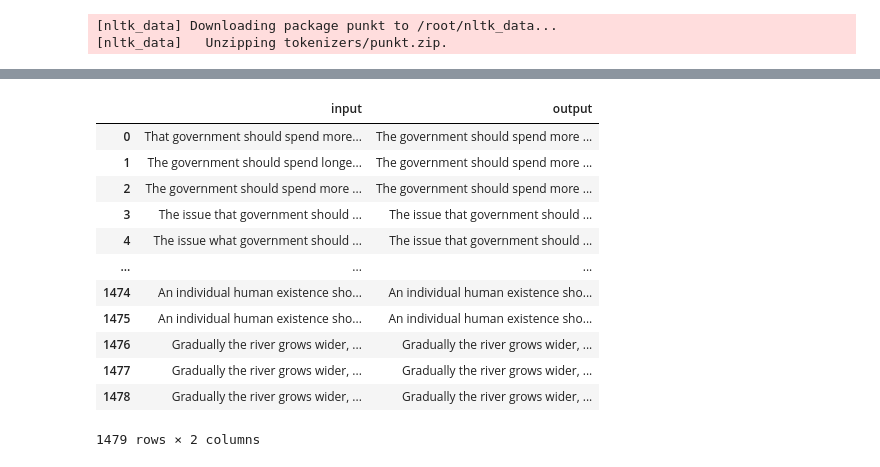
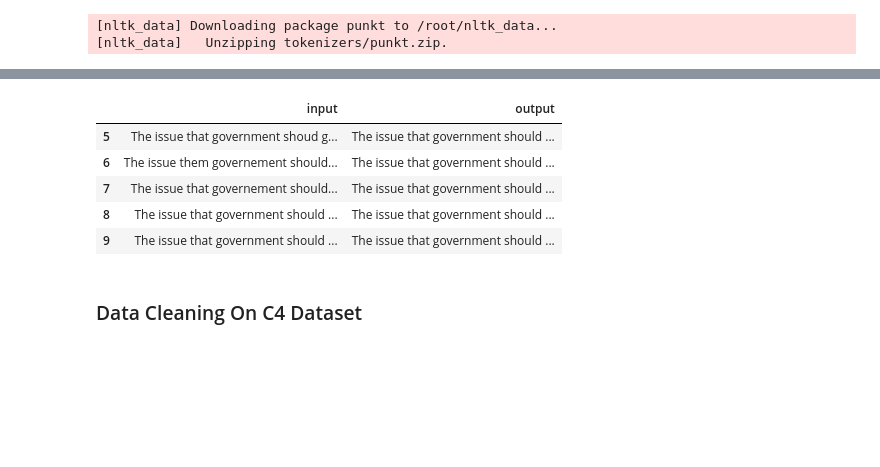
Before and after one commit to ece1786-2022/GrammarErrorCorrection, a Jupyter notebook: data_collection/data_collect.ipynb, the cells around one changed output, grey strips where cells are left out. Saved outputs shown, nothing was run; the diff lists cells and outputs as text; code cells hidden in the pictures; blank space fills up the shorter version.

```diff
--- a/data_collection/data_collect.ipynb
+++ b/data_collection/data_collect.ipynb
@@ -70,24 +95,19 @@ def create_new_samples(txt, num_error_per_sent, num_error_sample):
 # %%
 toefl = open('tpo.txt').read()
 # %%
-df_new = create_new_samples(toefl, num_error_per_sent=1, num_error_sample=3)
+df_new = create_new_samples(toefl, num_error_per_sent=3, num_error_sample=5)
 # %%
 df_new.to_csv("new_create_data.csv", index=False)
-# %%
-df_new
-# %% [output]
-|  | input | output |
-| 0 | That government should spend more... | The government should spend more ... |
-| 1 | The government should spend longe... | The government should spend more ... |
-| 2 | The government should spend more ... | The government should spend more ... |
-| 3 | The issue that government should ... | The issue that government should ... |
-| 4 | The issue what government should ... | The issue that government should ... |
-| ... | ... | ... |
-| 1474 | An individual human existence sho... | An individual human existence sho... |
-| 1475 | An individual human existence sho... | An individual human existence sho... |
-| 1476 | Gradually the river grows wider, ... | Gradually the river grows wider, ... |
-| 1477 | Gradually the river grows wider, ... | Gradually the river grows wider, ... |
-| 1478 | Gradually the river grows wider, ... | Gradually the river grows wider, ... |
-1479 rows × 2 columns
+# %%
+df_new.iloc[[5,6,7,8,9]]
+# %% [output]
+|  | input | output |
+| 5 | The issue that government shoud g... | The issue that government should ... |
+| 6 | The issue them governement should... | The issue that government should ... |
+| 7 | The issue that governement should... | The issue that government should ... |
+| 8 | The issue that government should ... | The issue that government should ... |
+| 9 | The issue that government should ... | The issue that government should ... |
+# %% [markdown]
+### Data Cleaning On C4 Dataset
 # %%
 df_c4 = pd.read_csv("c4_200m_sub.csv")
```
Also changed, not shown: parts of 18 cells of this notebook.
